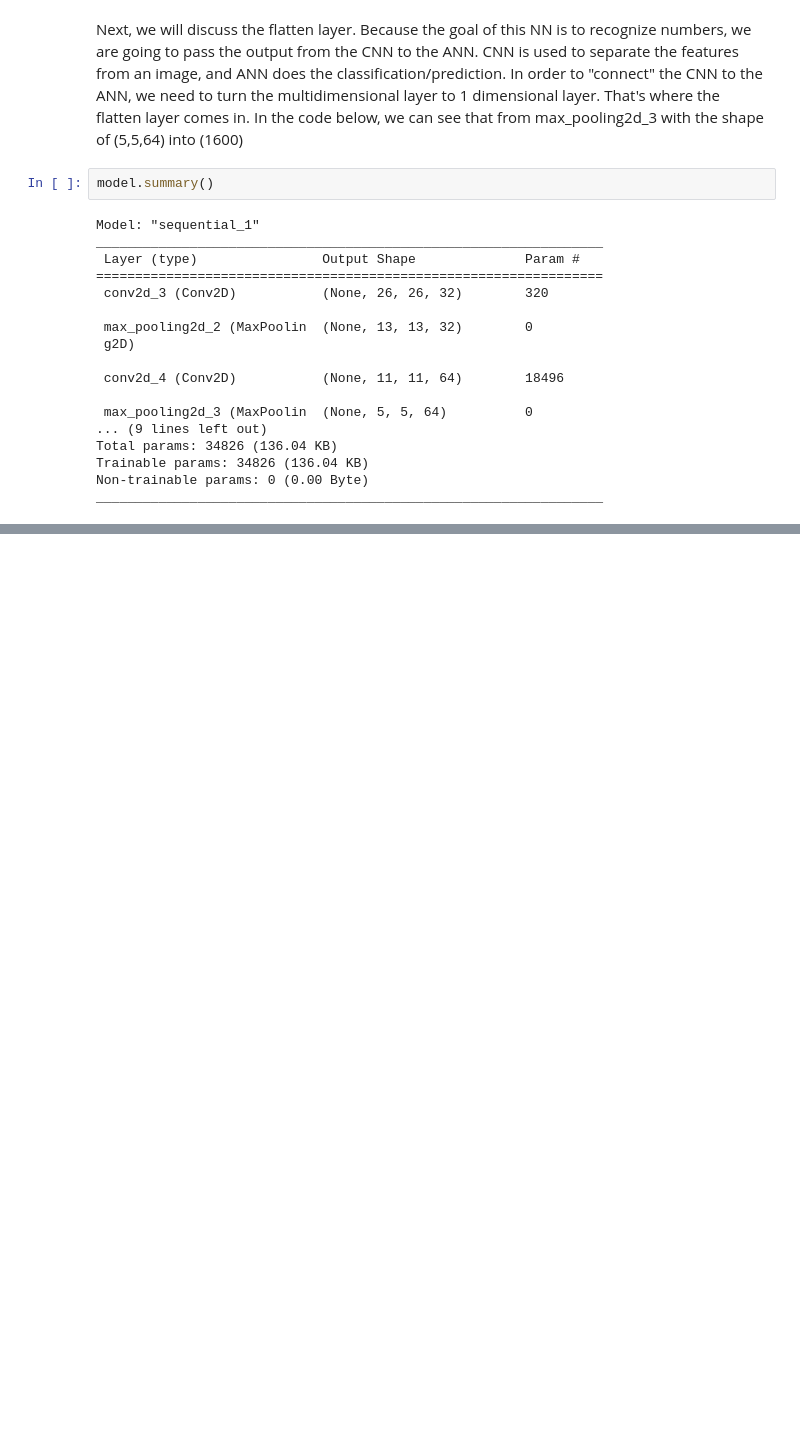
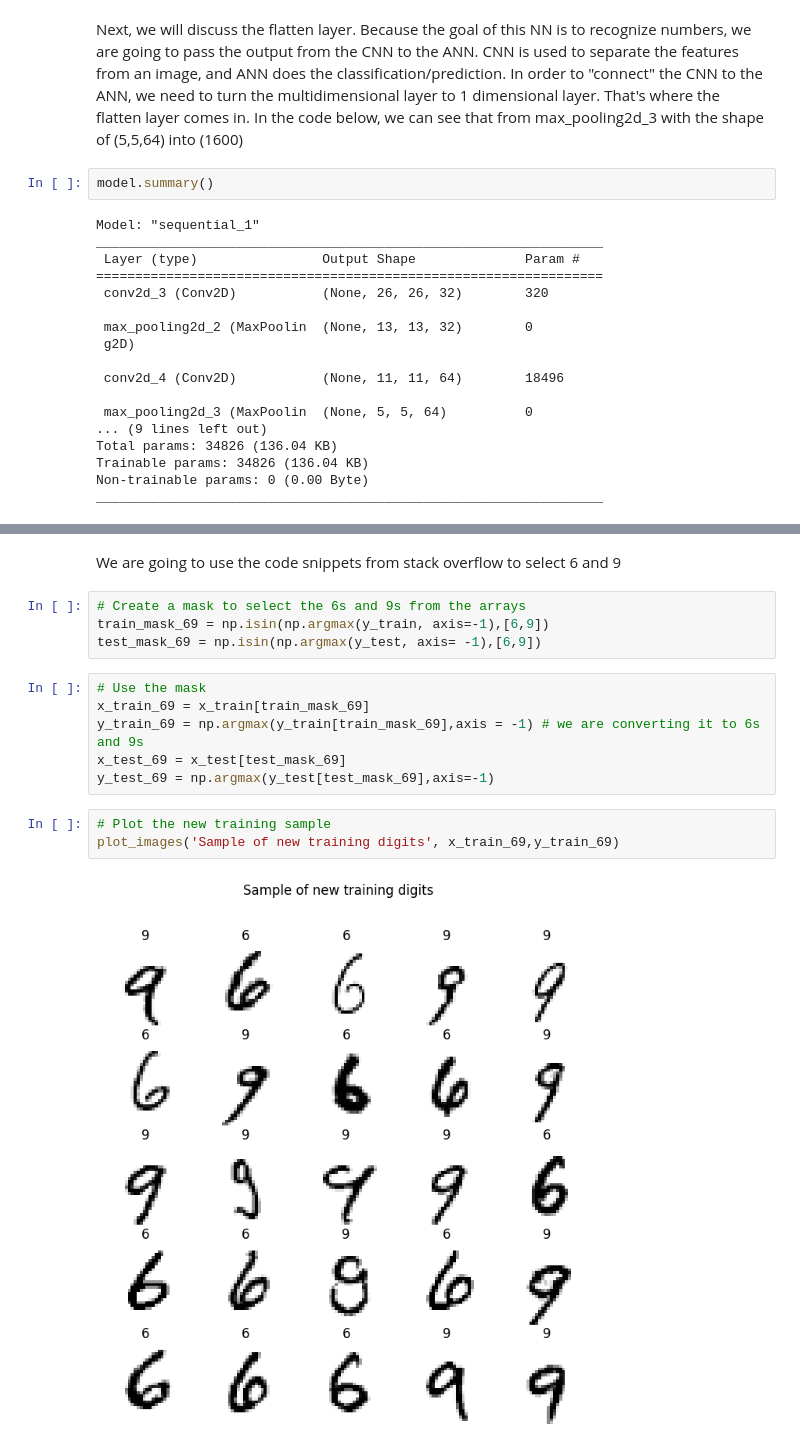
Before and after one commit to lakubis/jyu-learn, a Jupyter notebook: efficient_computing/Demos/Demo_4/demo4_Felix_Cahyadi.ipynb, the cells around one changed output, grey strips where cells are left out. Saved outputs shown, nothing was run; the diff lists cells and outputs as text; blank space fills up the shorter version.

```diff
--- a/efficient_computing/Demos/Demo_4/demo4_Felix_Cahyadi.ipynb
+++ b/efficient_computing/Demos/Demo_4/demo4_Felix_Cahyadi.ipynb
@@ -253,0 +265,17 @@ _________________________________________________________________
+# %% [markdown]
+We are going to use the code snippets from stack overflow to select 6 and 9
+# %%
+# Create a mask to select the 6s and 9s from the arrays
+train_mask_69 = np.isin(np.argmax(y_train, axis=-1),[6,9])
+test_mask_69 = np.isin(np.argmax(y_test, axis= -1),[6,9])
+# %%
+# Use the mask
+x_train_69 = x_train[train_mask_69]
+y_train_69 = np.argmax(y_train[train_mask_69],axis = -1) # we are converting it to 6s and 9s
+x_test_69 = x_test[test_mask_69]
+y_test_69 = np.argmax(y_test[test_mask_69],axis=-1)
+# %%
+# Plot the new training sample
+plot_images('Sample of new training digits', x_train_69,y_train_69)
+# %% [output]
+[figure, added]
```
Also changed, not shown: parts of 43 cells of this notebook, 11 other files.
